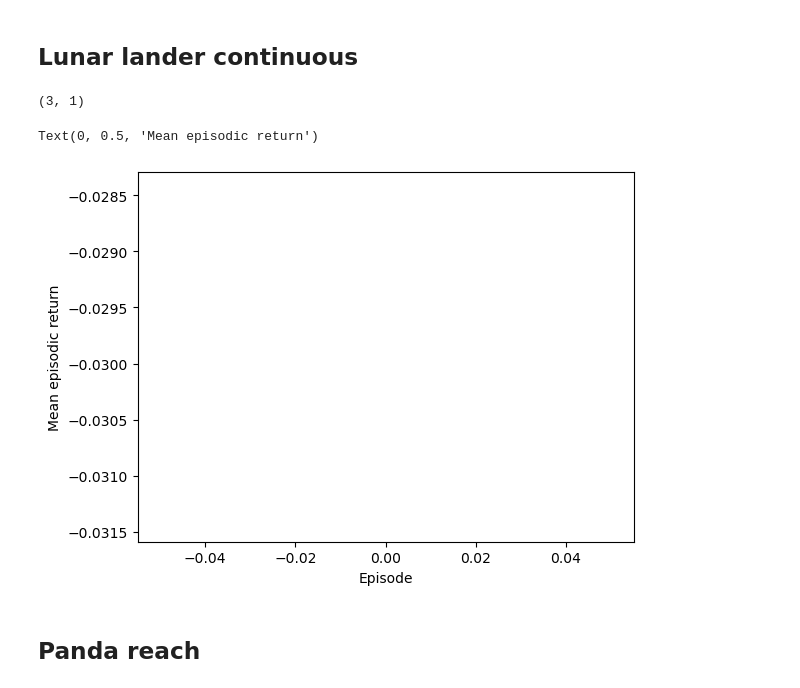
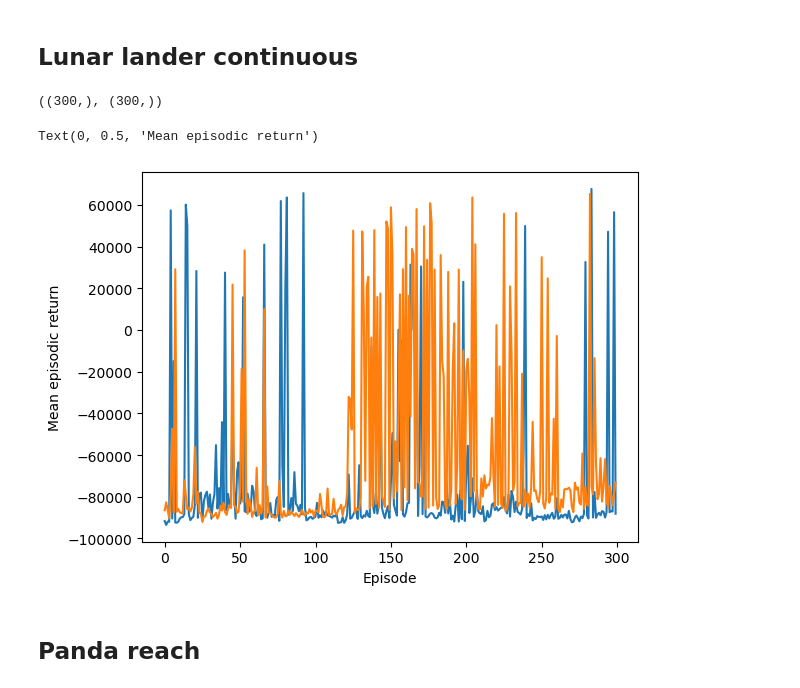
Before and after one commit to nicolasleblanc-poly/QRNN-MPC, a Jupyter notebook: mppi/mppi_analysis.ipynb, the cells around one changed output. Saved outputs shown, nothing was run; the diff lists cells and outputs as text; code cells hidden in the pictures.

```diff
--- a/mppi/mppi_analysis.ipynb
+++ b/mppi/mppi_analysis.ipynb
@@ -73,14 +77,17 @@ MCC_mppi = np.load("C:\\Users\\nicle\\Desktop\\QRNN-MPC\\mppi\\MountainCarContin
 # %%
-MCC_mppi['episode_rewards'].shape
+# LLC_mppi_seed0['episode_rewards'].shape
+LLC_mppi_seed8.shape, LLC_mppi_seed15.shape
 # %% [output]
-(3, 1)
+((300,), (300,))
 # %%
-plt.plot(MCC_mppi['mean_rewards'], label='MPPI')
+# plt.plot(LLC_mppi['mean_rewards'], label='MPPI')
+plt.plot(LLC_mppi_seed8, label='MPPI seed 8')
+plt.plot(LLC_mppi_seed15, label='MPPI seed 15')
 plt.xlabel('Episode')
 plt.ylabel('Mean episodic return')
 # %% [output]
 Text(0, 0.5, 'Mean episodic return')
-[figure, old version]
+[figure, new version]
 # %% [markdown]
 ## Panda reach
 # %%
```
Also changed, not shown: parts of 6 cells of this notebook, 16 other files.
